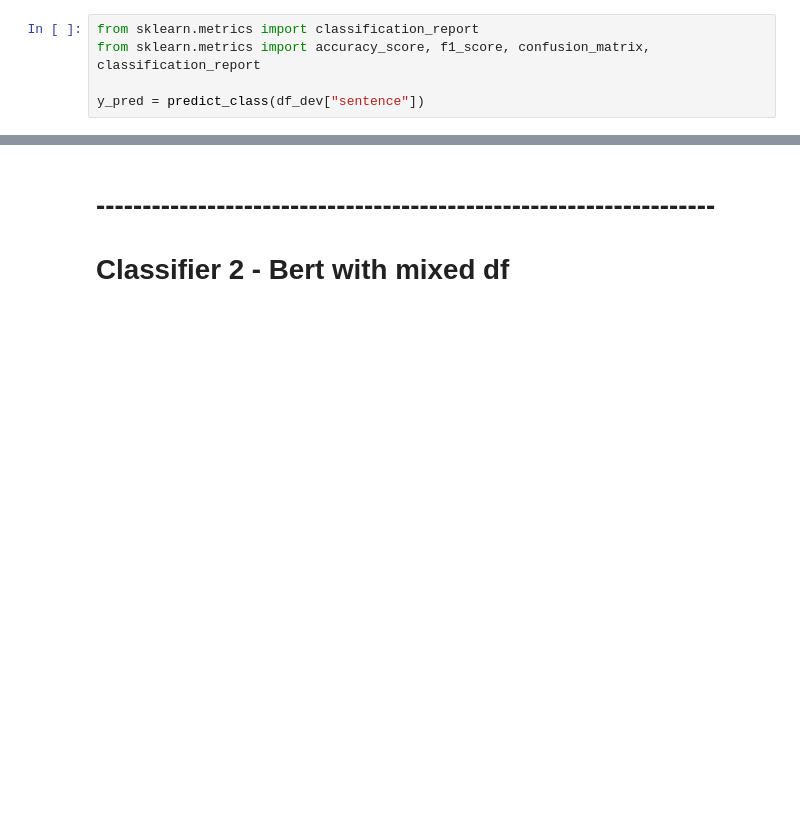
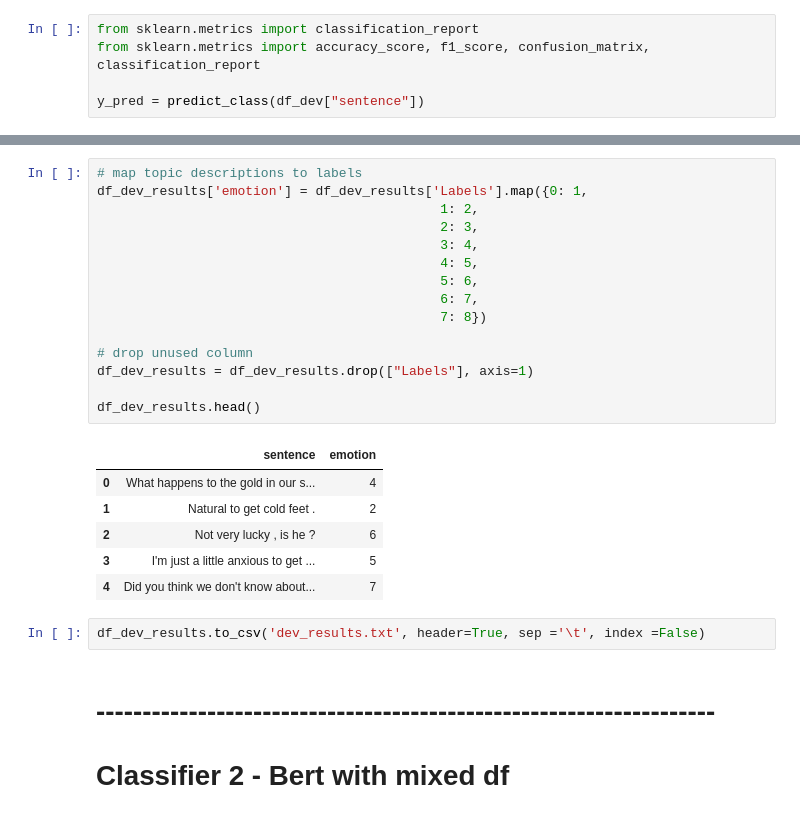
Before and after one commit to MiguelOva/text_mining, a Jupyter notebook: Bert_with_Tensorlfow_final_version.ipynb, the cells around one changed output, grey strips where cells are left out. Saved outputs shown, nothing was run; the diff lists cells and outputs as text; blank space fills up the shorter version.

```diff
--- a/Bert_with_Tensorlfow_final_version.ipynb
+++ b/Bert_with_Tensorlfow_final_version.ipynb
@@ -542,3 +626,27 @@ F1 Score: 41.70
+# %%
+# map topic descriptions to labels
+df_dev_results['emotion'] = df_dev_results['Labels'].map({0: 1,
+                                            1: 2,
+                                            2: 3,
+                                            3: 4,
+                                            4: 5,
+                                            5: 6,
+                                            6: 7,
+                                            7: 8})
+
+# drop unused column
+df_dev_results = df_dev_results.drop(["Labels"], axis=1)
+
+df_dev_results.head()
+# %% [output]
+|  | sentence | emotion |
+| 0 | What happens to the gold in our s... | 4 |
+| 1 | Natural to get cold feet . | 2 |
+| 2 | Not very lucky , is he ? | 6 |
+| 3 | I'm just a little anxious to get ... | 5 |
+| 4 | Did you think we don't know about... | 7 |
+# %%
+df_dev_results.to_csv('dev_results.txt', header=True, sep ='\t', index =False)
 # %% [markdown]
 # -------------------------------------------------------------------
 # Classifier 2 - Bert with mixed df
```
Also changed, not shown: parts of 17 cells of this notebook.
